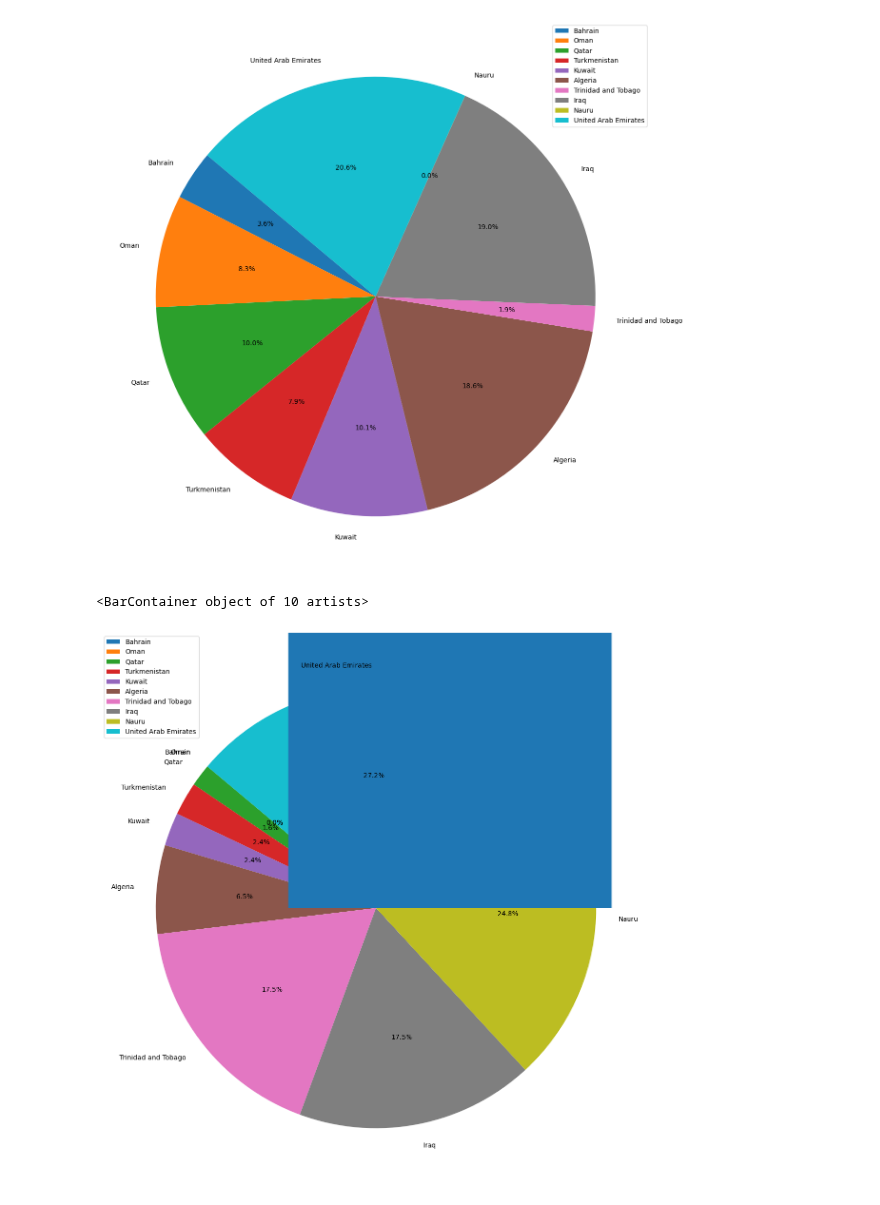
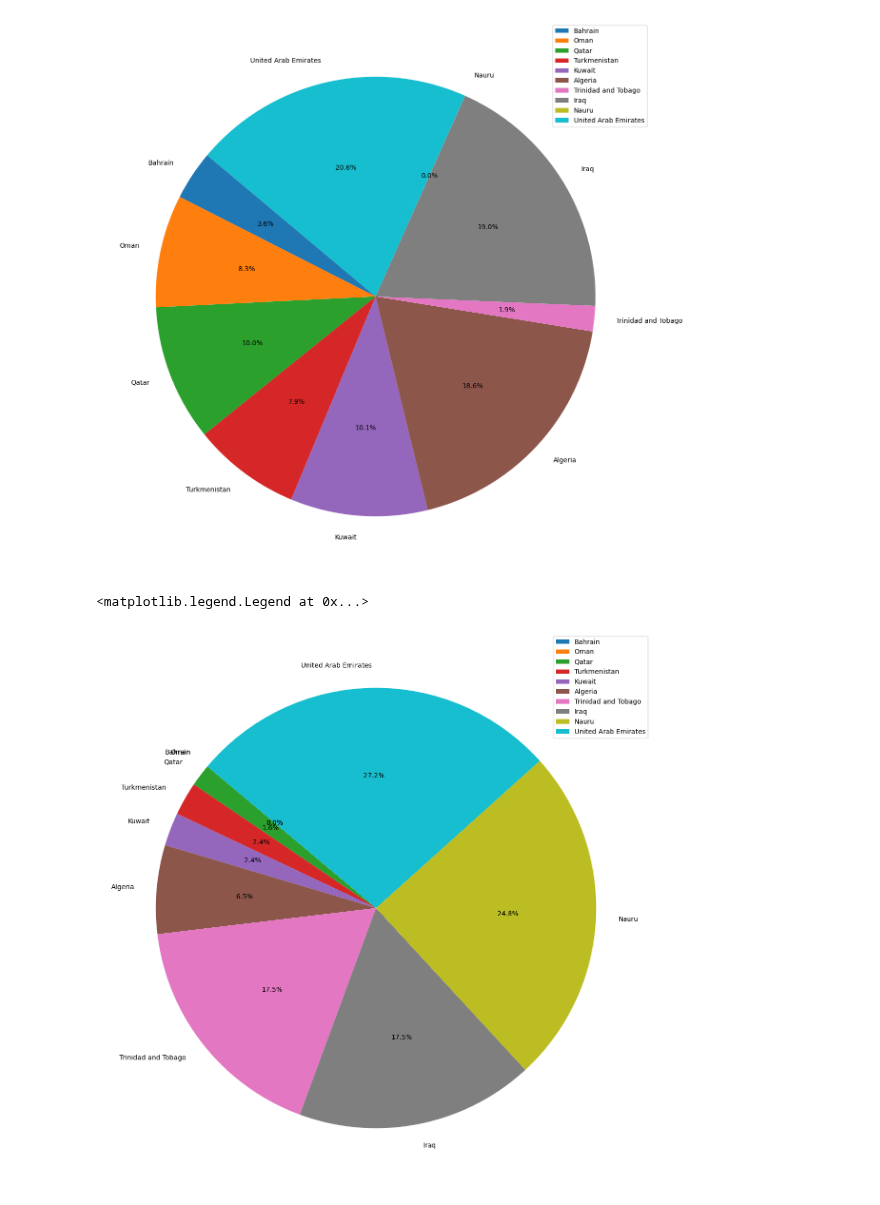
Before and after one commit to yosieph/Project1, a Jupyter notebook: project1.ipynb, the cells around one changed output. Drawn from its saved outputs; the diff is of its cells as text; code cells hidden in the pictures.

```diff
--- a/project1.ipynb
+++ b/project1.ipynb
@@ -682,7 +664,0 @@ Name: co2 Emissions (metric tons per capita), Length: 103, dtype: float64
-# %%
-# Set your CO2 emissions threshold
-
-threshold = 33200000000
-
-main_data['co2-emission catagory'] = ['High' if x > threshold else 'Low' for x in main_data['co2 Emissions (metric tons per capita)']]
-main_data
@@ -1023,11 +909,11 @@ plt.legend()
 # %%
 x= lowest_co2_emission_countries[('Renewable energy share in the total final energy consumption (%)')]
 mylable=lowest_co2_emission_countries[('Country')]
 fig=plt.figure(figsize =(25,15))
 plt.pie(x ,labels=mylable, autopct='%1.1f%%' , startangle = 140)
 plt.legend()
 
-plt.bar(x,y)
+# plt.bar(x,y)
 # %% [output]
-<BarContainer object of 10 artists>
+<matplotlib.legend.Legend at 0x...>
-[figure, old version]
+[figure, new version]
```
Also changed, not shown: parts of 22 cells of this notebook, 8 other files.
